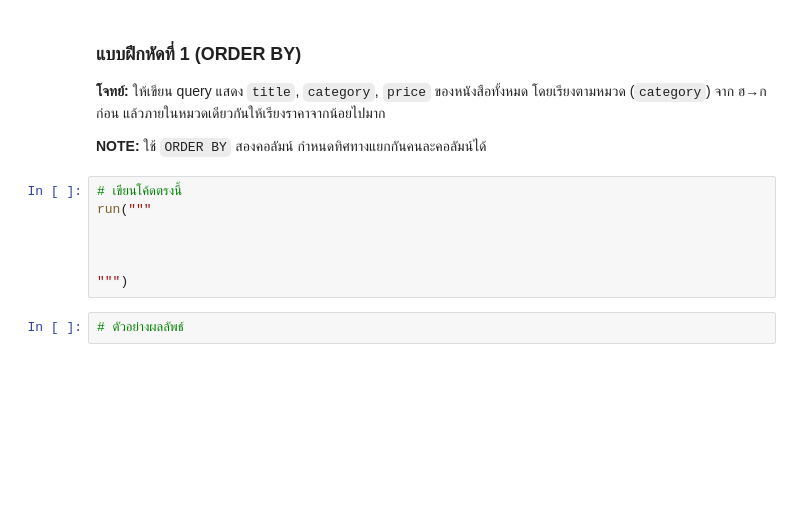
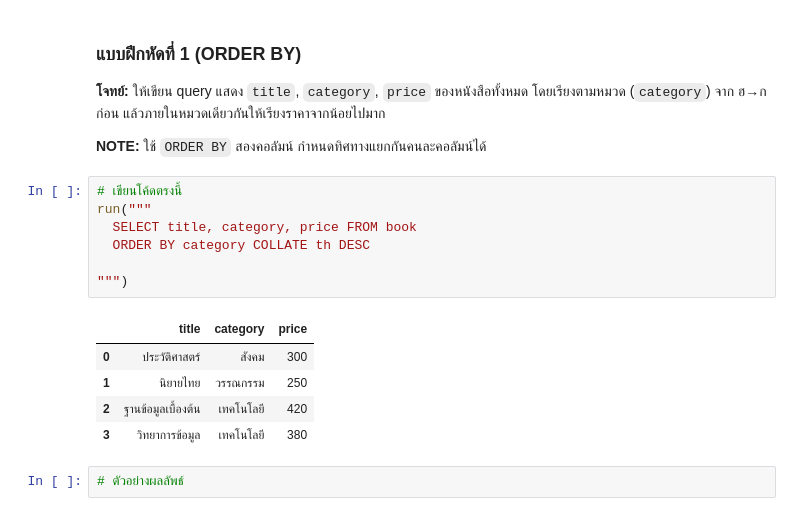
Before and after one commit to mxls34/AdvanceDatabase, a Jupyter notebook: Ch5.ipynb, the cells around one changed output. Cells and saved outputs as stored; diff of their text form; blank space fills up the shorter version.

```diff
--- a/Ch5.ipynb
+++ b/Ch5.ipynb
@@ -217,10 +217,16 @@ result
 # %%
 # เขียนโค้ดตรงนี้
 run("""
-
-
+  SELECT title, category, price FROM book
+  ORDER BY category COLLATE th DESC
 
 """)
+# %% [output]
+|  | title | category | price |
+| 0 | ประวัติศาสตร์ | สังคม | 300 |
+| 1 | นิยายไทย | วรรณกรรม | 250 |
+| 2 | ฐานข้อมูลเบื้องต้น | เทคโนโลยี | 420 |
+| 3 | วิทยาการข้อมูล | เทคโนโลยี | 380 |
 # %%
 # ตัวอย่างผลลัพธ์
 # %% [output]
```
Also changed, not shown: parts of 6 cells of this notebook.
